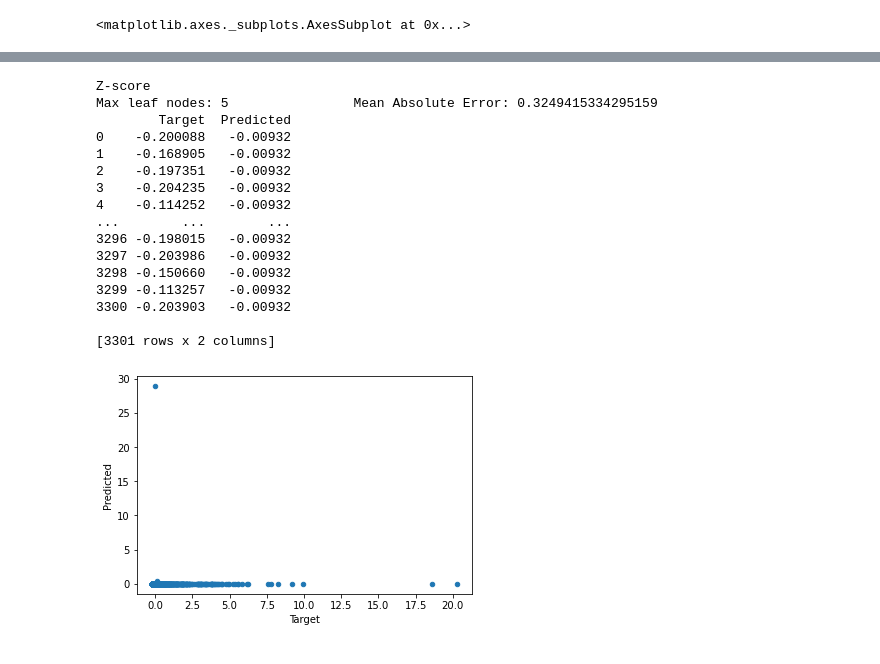
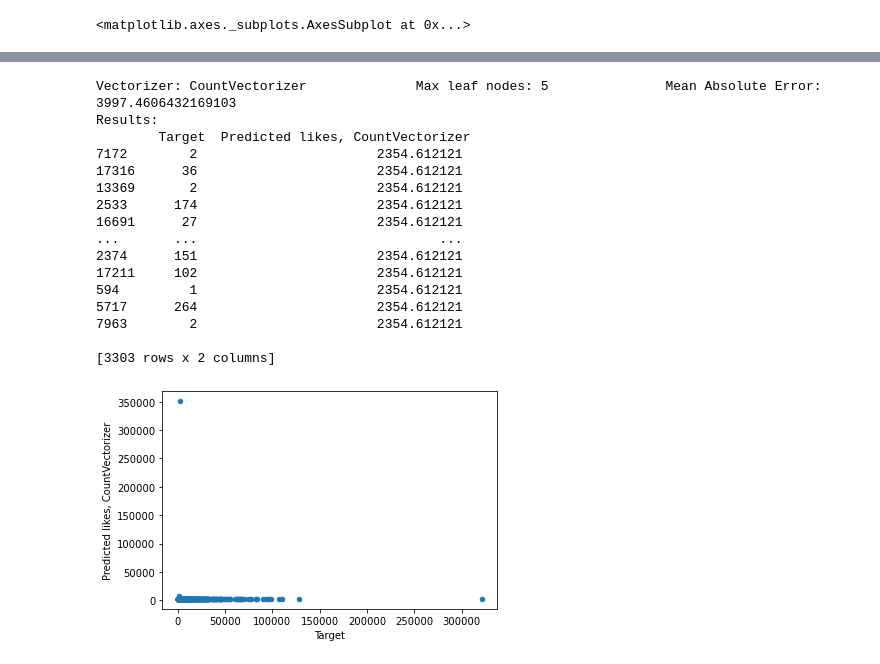
Before and after one commit to bonskotti/ytube-comments, a Jupyter notebook: youtube_comments.ipynb, the cells around one changed output, grey strips where cells are left out. Drawn from its saved outputs; the diff is of its cells as text; code cells hidden in the pictures.

Commit message:
Formatting.

```diff
--- a/youtube_comments.ipynb
+++ b/youtube_comments.ipynb
@@ -557,0 +495,8 @@ print(y_test.shape)
+# %%
+# import and create an instance of DecisionTreeRegressor
+from sklearn.tree import DecisionTreeRegressor
+
+models = [DecisionTreeRegressor(random_state=1)]*2
+# %%
+# fit the models to data
+[model.fit(data[0], y_train) for model, data in zip(models, vectorized_data)]
@@ -557,0 +505,3 @@ print(y_test.shape)
+# %%
+# predict likes based on comment
+predicted_likes = [model.predict(data[1]) for model, data in zip(models, vectorized_data)]
@@ -557,0 +521,5 @@ print(y_test.shape)
+# %%
+df = pd.DataFrame({'Target':y_test,
+                   'Predicted Values, CountVectorizer':predicted_likes[0].reshape(-1),
+                   'Predicted Values, TfidfVectorizer':predicted_likes[1].reshape(-1)})
+df
@@ -570,50 +591,38 @@ def get_mae(max_leaf_nodes, train_X, test_X, train_y, test_y):
 # %%
-for target in targets:
+vectorizers = ['CountVectorizer', 'TfidfVectorizer']
+for vectorizer, data in zip(vectorizers, vectorized_data):
 
-    # split
-    X_train, X_test, y_train, y_test = train_test_split(X, targets[target], random_state=1)
-
-    # learn the "vocabulary" of the train data
-    vectorizer.fit(X_train)
-
-    # transform data into a document-term matrix (aka comment-word matrix)
-    X_train_dtm = vectorizer.transform(X_train)
-
-    # using the fitted vocabulary, transform testing data into document-term matrix
-    X_test_dtm = vectorizer.transform(X_test)
-
-    print(target)
-
-    # compare MAE with differing values of max_leaf_nodes
-    for max_leaf_nodes in [5, 50, 500, 5000, None]:
-        predicted_likes, my_mae = get_mae(max_leaf_nodes,X_train_dtm, X_test_dtm, y_train, y_test)
-        msg = "Max leaf nodes: {}  \t\t Mean Absolute Error: {}".format(max_leaf_nodes, my_mae)
+    # compare mae with differing values of max_leaf_nodes
+    for max_leaf_nodes in [5, 50, 500, 5000]:
+        predicted_likes, my_mae = get_mae(max_leaf_nodes,data[0], data[1], y_train, y_test)
+        msg = "Vectorizer: {}  \t\t Max leaf nodes: {}  \t\t Mean Absolute Error: {}".format(vectorizer, max_leaf_nodes, my_mae)
         print(msg)
         df = pd.DataFrame()
         if isinstance(y_test, pd.Series):
             df['Target'] = pd.Series(y_test)
         else:
             df['Target'] = pd.Series(y_test.reshape(y_test.shape[0],))
-        df['Predicted'] = pd.Series(predicted_likes.reshape(predicted_likes.shape[0],))
-        print(df)
+
+        df['Predicted likes, {}'.format(vectorizer)] = predicted_likes
+        print("Results:\n", df)
         df.reset_index(inplace=True)
-        df.plot(kind='scatter',x='Target',y='Predicted')
+        df.plot(kind='scatter',x='Target',y='Predicted likes, {}'.format(vectorizer))
         plt.show()
 # %% [output]
-Z-score
-Max leaf nodes: 5                Mean Absolute Error: 0.3249415334295159
-        Target  Predicted
-0    -0.200088   -0.00932
-1    -0.168905   -0.00932
-2    -0.197351   -0.00932
-3    -0.204235   -0.00932
-4    -0.114252   -0.00932
-...        ...        ...
-3296 -0.198015   -0.00932
-3297 -0.203986   -0.00932
-3298 -0.150660   -0.00932
-3299 -0.113257   -0.00932
-3300 -0.203903   -0.00932
+Vectorizer: CountVectorizer              Max leaf nodes: 5               Mean Absolute Error: 3997.4606432169103
+Results:
+        Target  Predicted likes, CountVectorizer
+7172        2                       2354.612121
+17316      36                       2354.612121
+13369       2                       2354.612121
+2533      174                       2354.612121
+16691      27                       2354.612121
+...       ...                               ...
+2374      151                       2354.612121
+17211     102                       2354.612121
+594         1                       2354.612121
+5717      264                       2354.612121
+7963        2                       2354.612121
 
-[3301 rows x 2 columns]
+[3303 rows x 2 columns]
-[figure, old version]
+[figure, new version]
```
Also changed, not shown: parts of 109 cells of this notebook.
